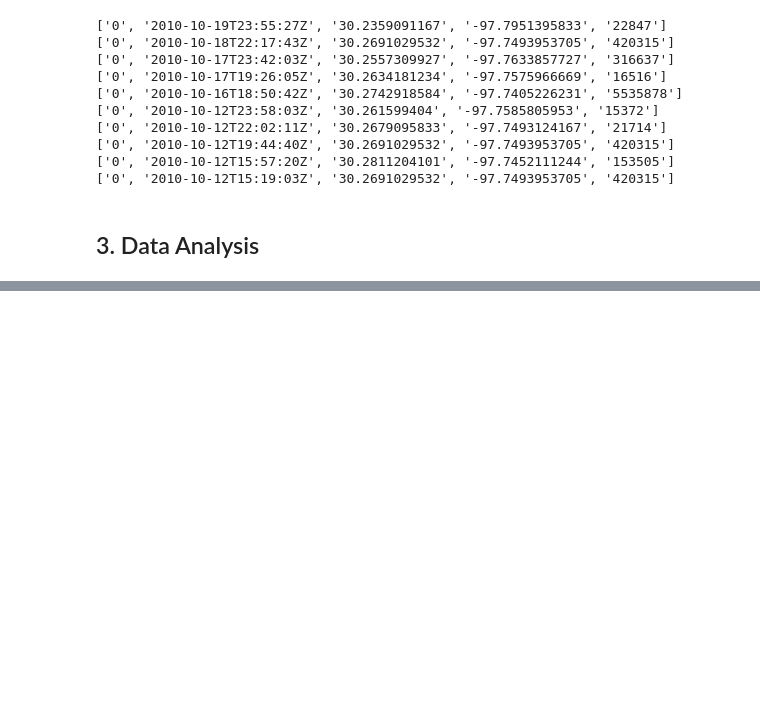
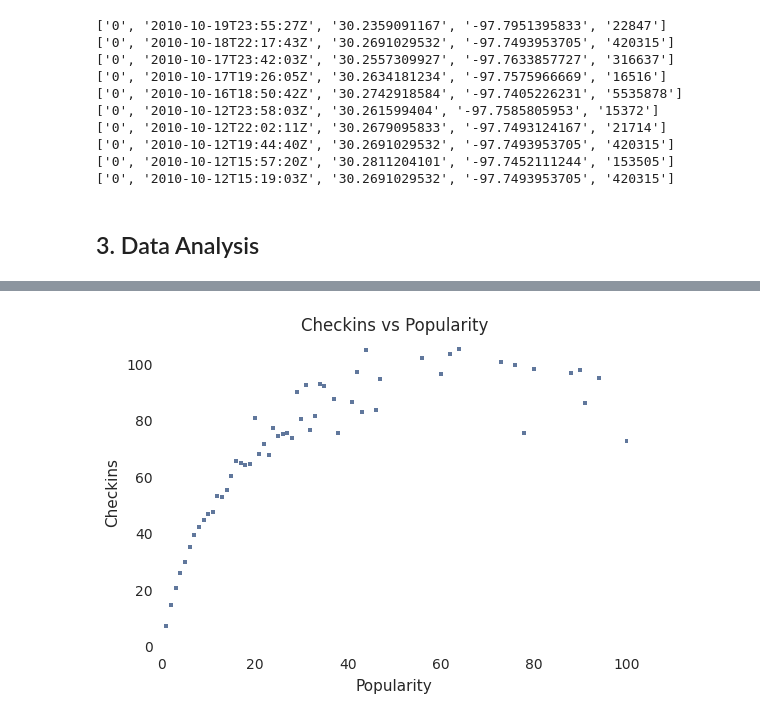
Before and after one commit to shawnbr/Intro-to-CM-Data-Analysis, a Jupyter notebook: dataanalysisnotebook_v4.ipynb, the cells around one changed output, grey strips where cells are left out. Drawn from its saved outputs; the diff is of its cells as text; code cells hidden in the pictures; blank space fills up the shorter version.

```diff
--- a/dataanalysisnotebook_v4.ipynb
+++ b/dataanalysisnotebook_v4.ipynb
@@ -117,0 +238,9 @@ Based on the Connective Media theories explained above, we want to analyze the d
+# %%
+Xavg = []
+Yavg = []
+for key in temp:
+    Xavg.append(key)
+    Yavg.append(sum(temp[key])/float(len(temp[key])))
+plot(Xavg,Yavg,"Checkins vs Popularity", "Popularity", "Checkins", ".",limX=100, limY=110)
+# %% [output]
+[figure, added]
```
Also changed, not shown: parts of 8 cells of this notebook.
